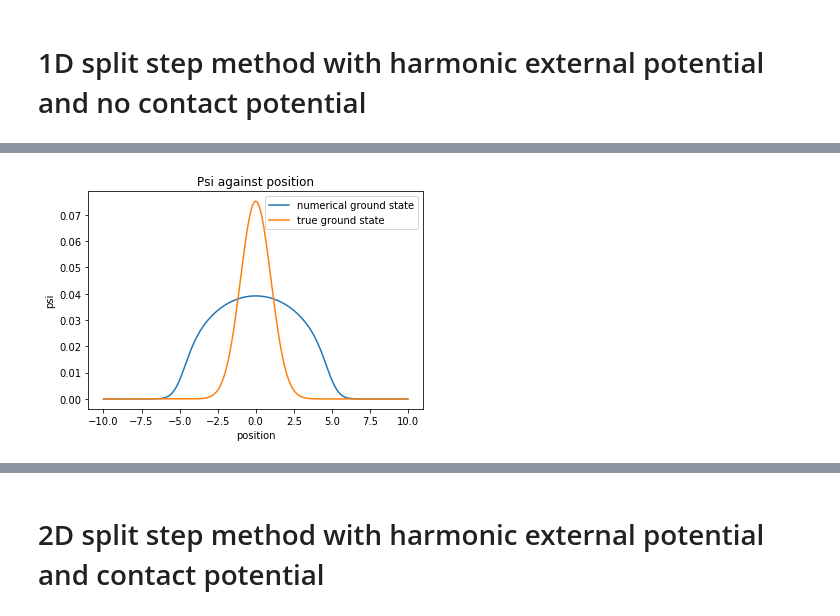
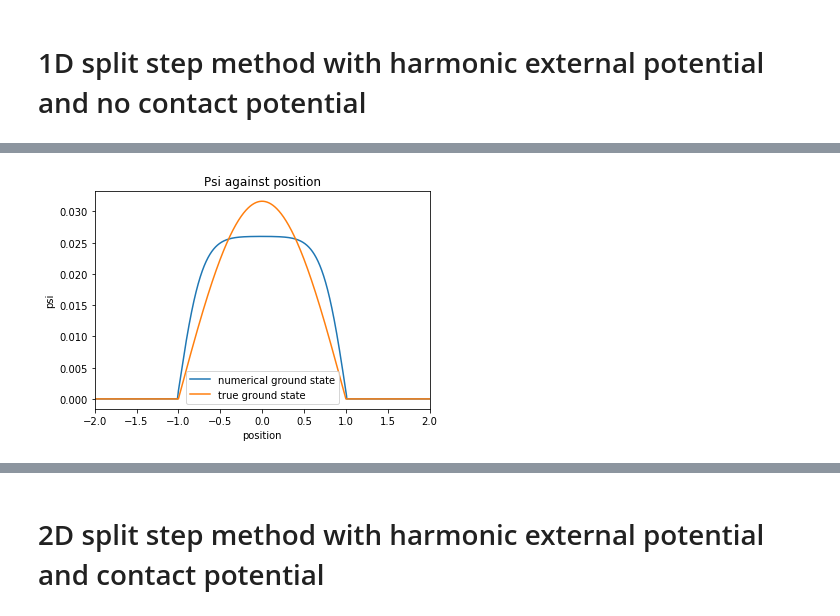
Before and after one commit to DavidStrachan1/BEC-of-dipolar-atoms-simulations, a Jupyter notebook: BEC split step method-checkpoint.ipynb, the cells around one changed output, grey strips where cells are left out. Drawn from its saved outputs; the diff is of its cells as text; code cells hidden in the pictures.

```diff
--- a/BEC split step method-checkpoint.ipynb
+++ b/BEC split step method-checkpoint.ipynb
@@ -9,55 +9,99 @@ from numpy import linalg as LA
 import warnings
 warnings.simplefilter('ignore')
 from tqdm import tqdm_notebook
-N = 1999 # number of x values
+N = 3999 # number of x values, increasing this increases the accuracy of the solution
 
 m = 2.7774e-25 # mass of erbium in kg
 w = 20*np.pi #angular frequency
 
-dt = -0.05j #imaginary time propagation in dimensionless units
-dx = 1e-2 #sample spacing
+dt = -0.0001j #imaginary time propagation in dimensionless units
+dx = 1e-3 #sample spacing
 x = np.linspace(-N*dx/2,N*dx/2,N) #setting the x values in dimensionless units
 k = fftfreq(len(x),dx/(2*np.pi)) # setting the k values
 
 T = 0.5*(k**2) #kinetic energy array
 
-n = 3e5
-xs = np.sqrt(sc.hbar/(m*w)) # scaling parameter of dimensionless length
-a= 5.1e-9
-gs = 4*np.pi*a*n/xs
+No = 3e5 #number of particles
 
 ##harmonic potential
-def V(psi):
-    out = 0.5*x**2 +gs*np.abs(psi)**2
+xs = np.sqrt(sc.hbar/(m*w)) # scaling parameter of dimensionless length
+
+##box potential
+#xs = 1e-5 #size of box
+a= 5.1e-9 ##s wave scattering length
+gs = 4*np.pi*a*No/xs
+
+Rc = 3 #spherical cut-off, greater than the system size so
+#is physically resonable
+mu = 6.98 #dipole moment in units of Bohr magneton
+mu_B =9.2740100783e-24
+lamda = (m*No*sc.mu_0*(mu*mu_B)**2)/(3*(sc.hbar**2)*xs)
+# dimensionless variables
+
+### dipole-dipole interaction potential
+
+def dd_cont(psi):
+    out = lamda/3
+    out+= lamda*np.cos(Rc*k)/(Rc*k)**2-lamda*np.sin(Rc*k)/(Rc*k)**3
+    out = 2*np.nan_to_num(out) #factor of two comes from theta_k being 0
+    #as this is 1D
+    out = ifft(out*fft(psi**2))
     return out
+
+
+
+##harmonic potential
+# def V(psi):
+#     out = 0.5*x**2 #+gs*np.abs(psi)**2 +dd_cont(psi)
+#     return out
+# psi =np.exp(-x**2) #initial guess of gaussian
+
 
 ##box potential
 
-#def V(psi):
-   # out = x**100 + gs*psi**2
-   # return out
+def V(psi):
+    out = x**1000 + gs*psi**2 + dd_cont(psi)
+    return out
 
-psi =np.exp(-x**2) #initial guess of gaussian
+def psi_init(x):
+        cos_values = 1#np.cos(np.pi*x/2)+2*np.cos(3*np.pi*x/2)
+        cos_bools = (np.abs(x)<1)
+        return cos_values*cos_bools
+psi = psi_init(x)
+
 
 
 
 exp_T =np.exp(-1j*dt*T) # combining exp(T) and (imaginary) time propagation
 
+
 for i in tqdm_notebook(range(1000),leave = False):
+    psi = np.exp(-0.5j*dt*V(psi))*ifft(exp_T*fft(np.exp(-0.5j*dt*V(psi))*psi))
 
-    #psi = exp_V*ifft(exp_T*fft(exp_V*psi)) # loop that applies the split step time method
-    psi = np.exp(-0.5j*dt*V(psi))*ifft(exp_T*fft(np.exp(-0.5j*dt*V(psi))*psi))
-    psi /= LA.norm(psi) #normalisation
+psi /= LA.norm(psi) #normalisation
+
+##harmonic ground state
+gnd_state = np.exp((-x**2)/2)
+
+##box potential ground state
+def gnd_state(x):
+        cos_values = np.cos(np.pi*x/2)
+        cos_bools = (np.abs(x)<1)
+        return cos_values*cos_bools
+gnd_state = gnd_state(x)
 
 
-gnd_state = np.exp((-x**2)/2)
+
+
+
+
 gnd_state /= LA.norm(gnd_state)
 diff = psi-gnd_state
-print(np.max(diff))
+print(np.max(np.abs(diff)))
 
 plt.plot(x,psi, label ="numerical ground state")
 plt.plot(x,gnd_state, label ="true ground state")
-
+plt.xlim(-2,2)
 plt.xlabel('position')
 plt.ylabel('psi')
 plt.legend()
@@ -68 +112 @@ plt.show() # plots psi against x
-[figure, old version]
+[figure, new version]
```
Also changed, not shown: parts of 12 cells of this notebook.
